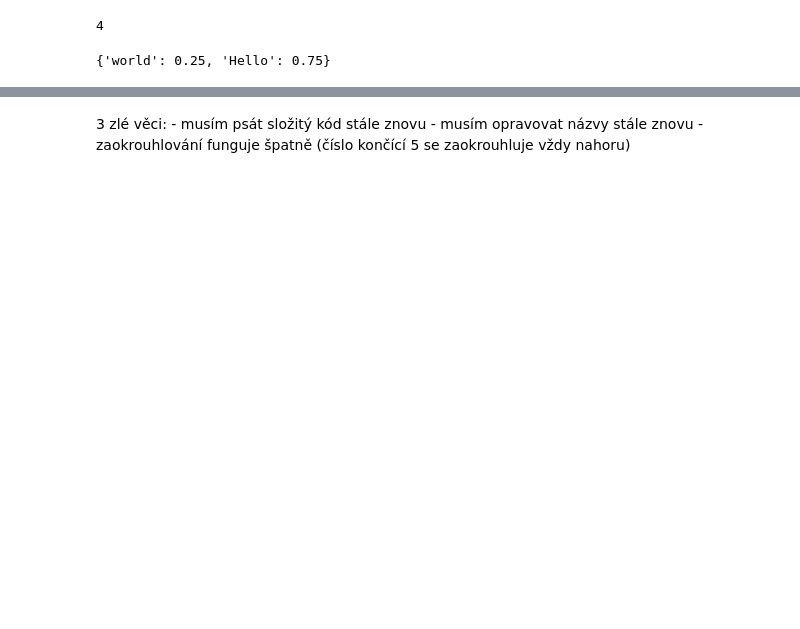
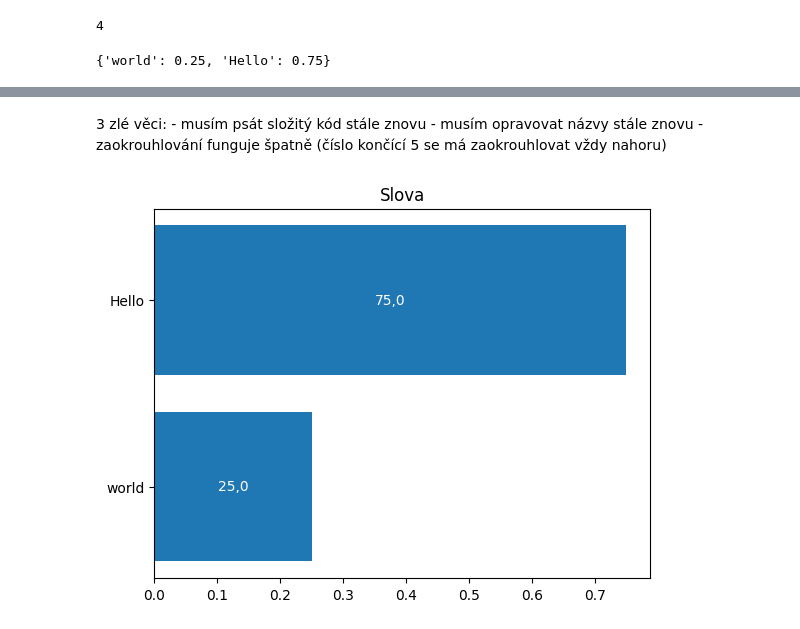
Before and after one commit to funkacer/Common_words_analysis, a Jupyter notebook: L2_words.ipynb, the cells around one changed output, grey strips where cells are left out. Saved outputs shown, nothing was run; the diff lists cells and outputs as text; code cells hidden in the pictures; blank space fills up the shorter version.

```diff
--- a/L2_words.ipynb
+++ b/L2_words.ipynb
@@ -93,4 +115,4 @@ plt.show()
 3 zlé věci:
     - musím psát složitý kód stále znovu
     - musím opravovat názvy stále znovu
-    - zaokrouhlování funguje špatně (číslo končící 5 se zaokrouhluje vždy nahoru)
+    - zaokrouhlování funguje špatně (číslo končící 5 se má zaokrouhlovat vždy nahoru)
@@ -96,0 +166,9 @@ plt.show()
+# %%
+rects = plt.barh(range(len(words_sorted_perc_dict)), words_sorted_perc_dict.values())
+for rect in rects:
+    plt.annotate(text = rd(rect.get_width()*100, 1), xy = (rect.get_width()/2, rect.get_y() + rect.get_height()/2), ha = 'center', va = 'center', color = 'white')
+plt.yticks(range(len(words_sorted_perc_dict)), words_sorted_perc_dict.keys())
+plt.title("Slova")
+plt.show()
+# %% [output]
+[figure, added]
```
Also changed, not shown: parts of 12 cells of this notebook, 1 other file.
